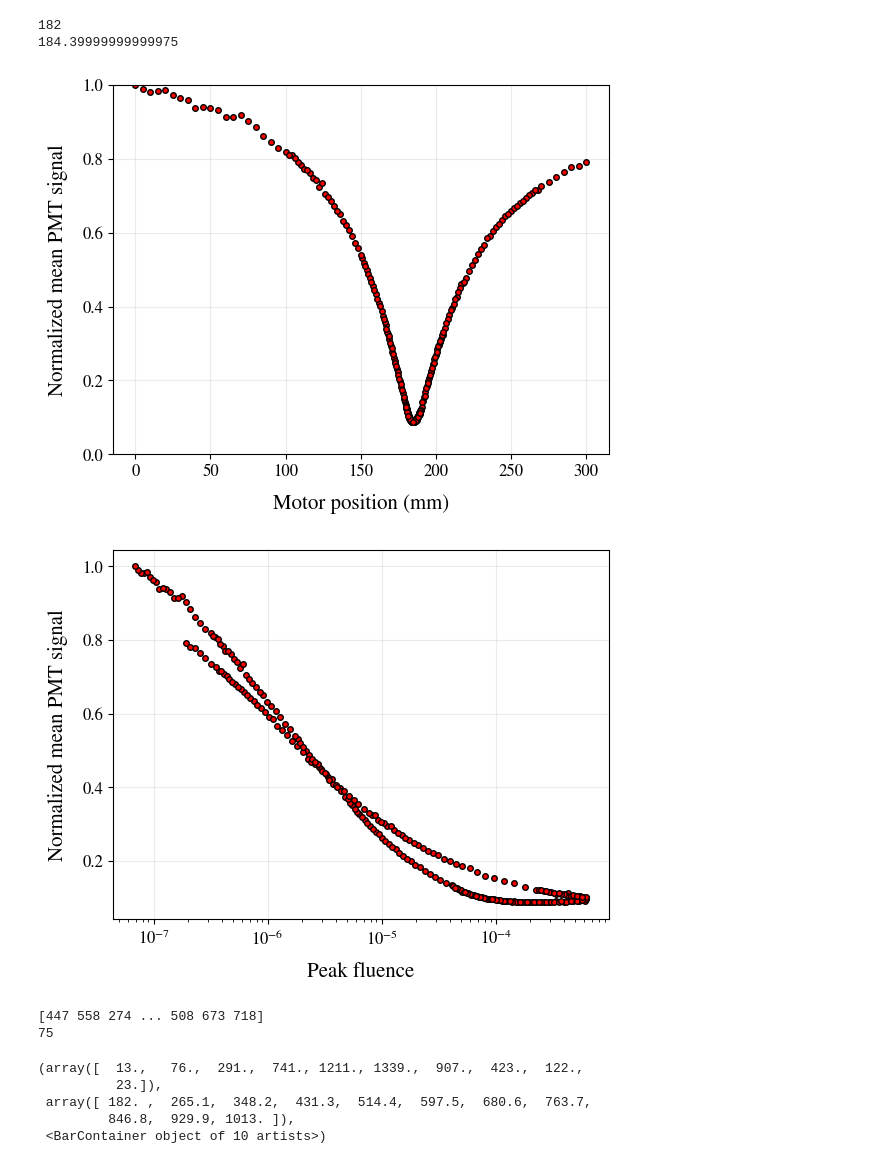
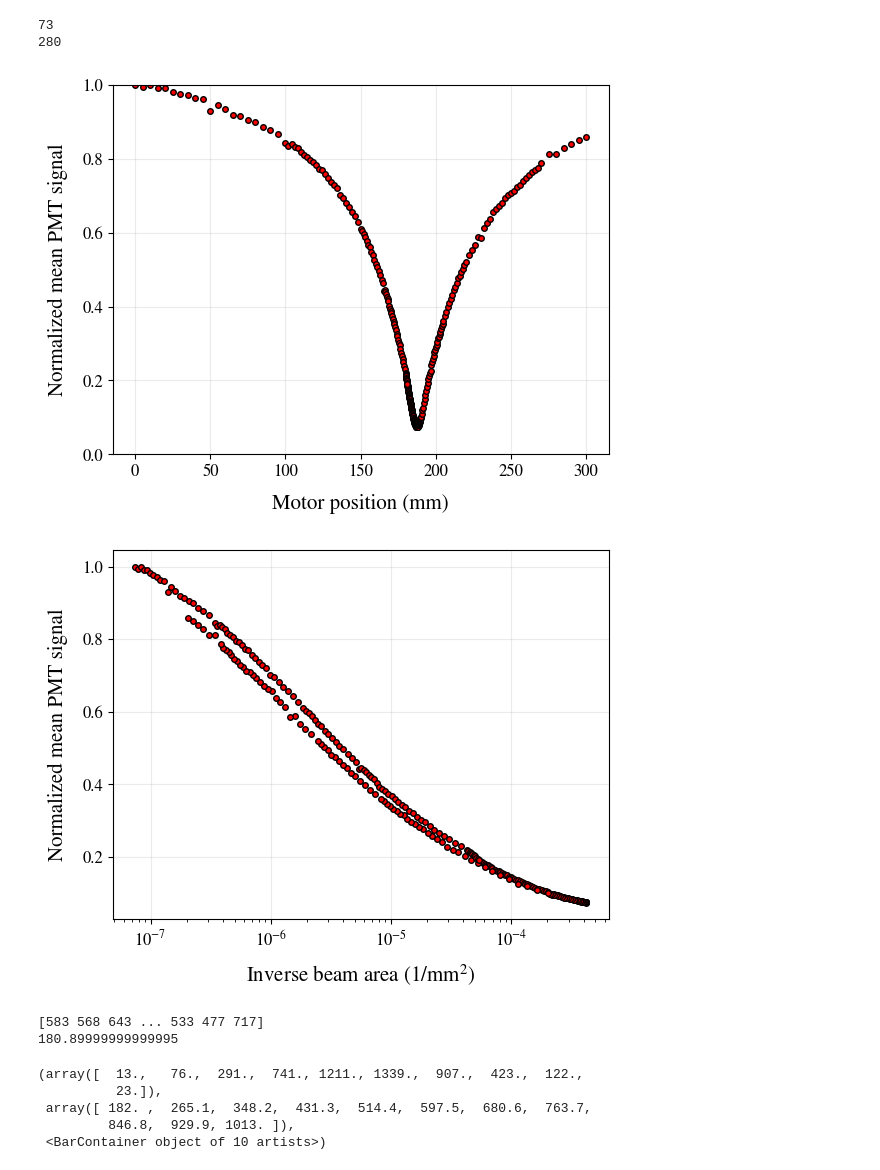
Before and after one commit to nrneubert/AEIEP, a Jupyter notebook: Femtosecond lasers/Databehandling.ipynb, the cells around one changed output. Drawn from its saved outputs; the diff is of its cells as text; code cells hidden in the pictures.

```diff
--- a/Femtosecond lasers/Databehandling.ipynb
+++ b/Femtosecond lasers/Databehandling.ipynb
@@ -14,8 +14,8 @@ plt.rcParams.update({
 
 from mpl_toolkits.axes_grid1.inset_locator import inset_axes, mark_inset
 # %%
-fil = '251'
-data = np.load(f"./Data_Run_{fil}.npz")
+fil = '254'
+data = np.load(f"./Data/Data_Run_{fil}.npz")
 
 print(data)
 #for x in data.items() :
@@ -64,12 +70,12 @@ def m_func(z, *ps) :
     w0, M, z0 = ps[0], ps[1], ps[2]
 
     lambd = 410*1e-3 # m
-    return w0 * np.sqrt(1 + (M*1000 * (lambd * (z-z0))/(np.pi*w0**2) )**2 )
+    return w0 * np.sqrt(1 + (M**2 * 1000 * (lambd * (z-z0))/(np.pi*w0**2) )**2 )
 
 mot_zs = data['motor_positions']
-init_guess = [30, 3, 185]
-popt_x, pcov_x = curve_fit(m_func, mot_zs, widths_x, p0=init_guess, absolute_sigma=False)#, sigma=err_widths_x)
-popt_y, pcov_y = curve_fit(m_func, mot_zs, widths_y, p0=init_guess, absolute_sigma=False)#, sigma=err_widths_y)
+init_guess = [35, 2.4, 180]
+popt_x, pcov_x = curve_fit(m_func, mot_zs, widths_x, p0=init_guess, absolute_sigma=False, sigma=err_widths_x)
+popt_y, pcov_y = curve_fit(m_func, mot_zs, widths_y, p0=init_guess, absolute_sigma=False, sigma=err_widths_y)
 
 print(popt_x)
 print(popt_y)
@@ -177,6 +183,6 @@ fig.savefig(f"beam-walk-{fil}.png", format='png', bbox_inches="tight", dpi=300)
 # %%
-run = "74"
-path = f"./Run_{run}/"
+run = "76"
+path = f"./Data/Run_{run}/"
 files = os.listdir(path)
 
 signal_pd = []
@@ -240,31 +246,31 @@ ax.grid(alpha=0.25)
 
 fig.savefig(f"pmt-signal-{run}.png", format='png', bbox_inches="tight", dpi=300)
 # %% [output]
-182
-184.39999999999975
+73
+280
-[figure, old version]
+[figure, new version]
 # %%
 fig, ax = plt.subplots()
 
 peak_fluence = 1/(m_func(positions, *new_popt_x)*m_func(positions, *new_popt_y))
 
 ax.plot(peak_fluence, signal_pmt/max(signal_pmt), 'o', markeredgecolor='k', markerfacecolor='r', markersize=4)
 
 ax.set_xscale('log')
 
-ax.set_xlabel("Peak fluence", fontsize=15, labelpad=10)
+ax.set_xlabel("Inverse beam area (1/mm$^2$)", fontsize=15, labelpad=10)
 ax.set_ylabel("Normalized mean PMT signal", fontsize=15, labelpad=10)
 ax.grid(alpha=0.25)
 
 fig.savefig(f"pmt-signal-fluence-{run}.png", format='png', bbox_inches="tight", dpi=300)
 # %% [output]
-[figure, old version]
+[figure, new version]
 # %%
 print(pd_data[:,3])
 print(pos)
 # %% [output]
-[447 558 274 ... 508 673 718]
-75
+[583 568 643 ... 533 477 717]
+180.89999999999995
 # %%
 fig, ax = plt.subplots()
 
```
Also changed, not shown: parts of 7 cells of this notebook, 10 other files.
